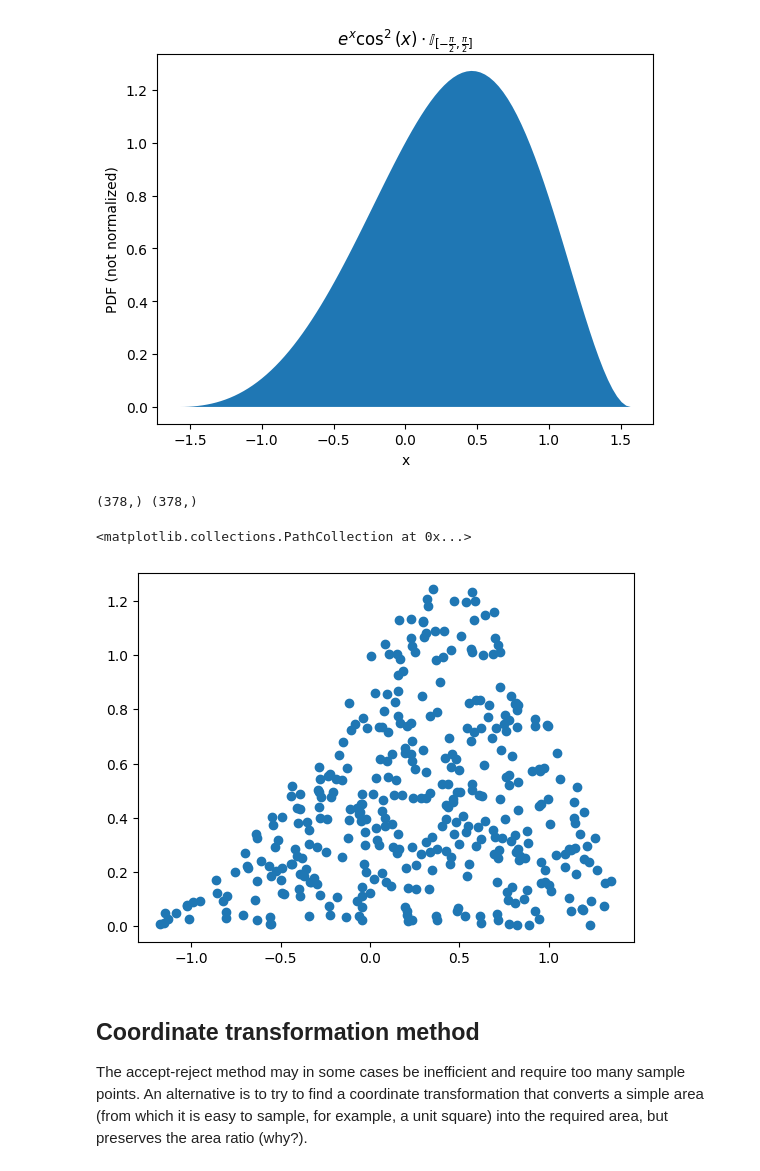
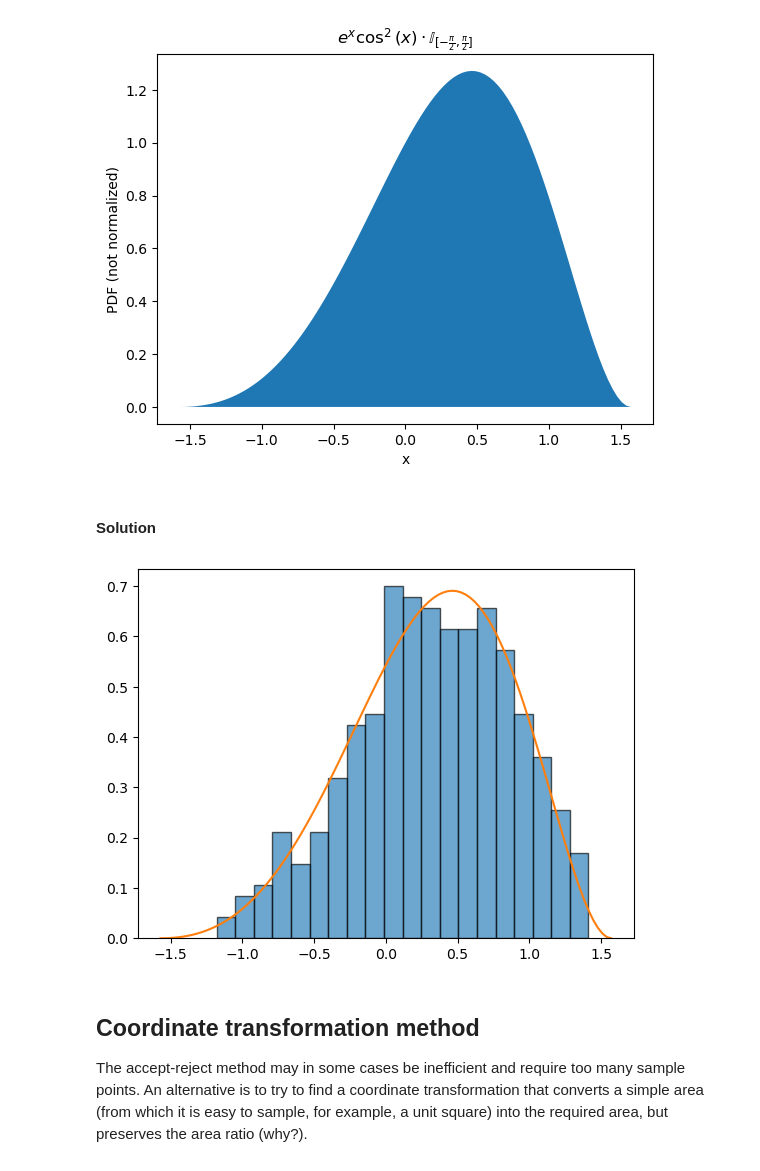
Before and after one commit to NSArt1/StatPrac25, a Jupyter notebook: 3/HW3.ipynb, the cells around one changed output. Drawn from its saved outputs; the diff is of its cells as text; code cells hidden in the pictures.

```diff
--- a/3/HW3.ipynb
+++ b/3/HW3.ipynb
@@ -391,21 +400,24 @@ plt.title(r'$e^x \cos^2(x) \cdot \mathbb{I}_{[-\frac{\pi}{2}, \frac{\pi}{2}]}$')
 plt.show()
 # %% [output]
 [figure]
+# %% [markdown]
+#### Solution
 # %%
 # Your code here
 N = 1000
 x_start, x_end = -np.pi/2, np.pi/2
 y_start, y_end =0, 1.5
-
+normalizer = np.trapz(density, x)
 square_sample = np.array([[rng()*(x_end-x_start) +x_start, rng()*(y_end-y_start)+y_start] for _ in range(N)])
-dens_sample = np.array([[x, y] for x,y in square_sample if np.exp(x) * np.cos(x) ** 2 > y])
-print(dens_sample[:,0].ravel().shape, dens_sample[:,1].ravel().shape)
-plt.scatter(dens_sample[:,0].ravel() , dens_sample[:, 1].ravel())
+dens_sample = np.array([[x, y] for x,y in square_sample if (np.exp(x) * np.cos(x) ** 2) > y])
+# print(dens_sample[:,0].ravel().shape, dens_sample[:,1].ravel().shape)
+# print(dens_sample[:, 1].ravel())
+plt.hist(dens_sample[:,0].ravel(), bins = 20, density = True, edgecolor = 'black', alpha = 0.65)
+plt.plot(x, (np.exp(x) * np.cos(x) ** 2)/normalizer)
 # square_sample.max(axis=0)
+None
 # %% [output]
-(378,) (378,)
-<matplotlib.collections.PathCollection at 0x...>
-[figure, old version]
+[figure, new version]
 # %% [markdown]
 ## Coordinate transformation method
 
```
Also changed, not shown: parts of 26 cells of this notebook.
